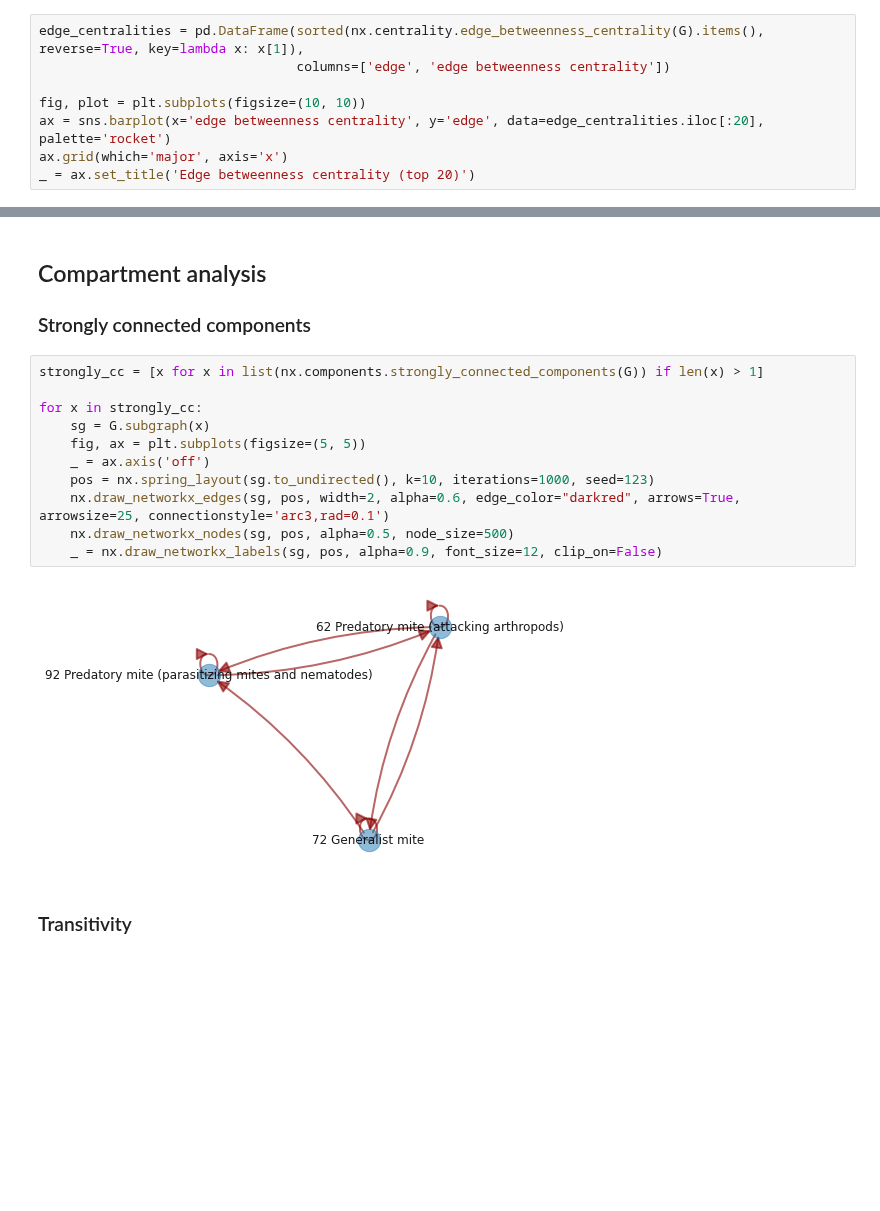
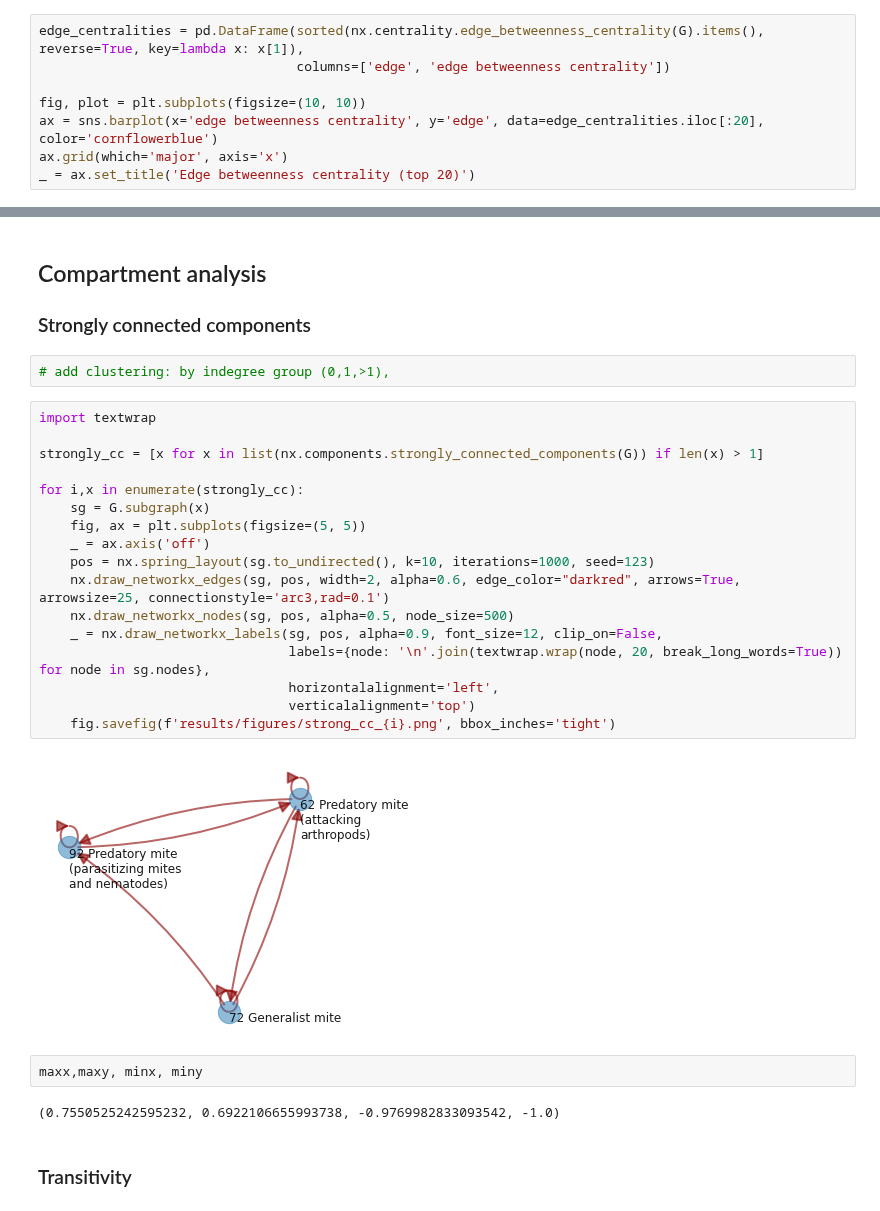
Before and after one commit to MartinMarzi/BEFANA, a Jupyter notebook: 3-network analysis.ipynb, the cells around one changed output, grey strips where cells are left out. Cells and saved outputs as stored; diff of their text form; blank space fills up the shorter version.

```diff
--- a/3-network analysis.ipynb
+++ b/3-network analysis.ipynb
@@ -122,7 +125,7 @@ edge_centralities = pd.DataFrame(sorted(nx.centrality.edge_betweenness_centralit
                                  columns=['edge', 'edge betweenness centrality'])
 
 fig, plot = plt.subplots(figsize=(10, 10))
-ax = sns.barplot(x='edge betweenness centrality', y='edge', data=edge_centralities.iloc[:20], palette='rocket')
+ax = sns.barplot(x='edge betweenness centrality', y='edge', data=edge_centralities.iloc[:20], color='cornflowerblue')
 ax.grid(which='major', axis='x')
 _ = ax.set_title('Edge betweenness centrality (top 20)')
 # %% [output]
@@ -134,19 +142,31 @@ _ = ax.set_title('Edge betweenness centrality (top 20)')
 # %% [markdown]
 ## Compartment analysis
 ### Strongly connected components
+# %%
+# add clustering: by indegree group (0,1,>1),
 # %%
+import textwrap
+
 strongly_cc = [x for x in list(nx.components.strongly_connected_components(G)) if len(x) > 1]
 
-for x in strongly_cc:
+for i,x in enumerate(strongly_cc):
     sg = G.subgraph(x)
     fig, ax = plt.subplots(figsize=(5, 5))
     _ = ax.axis('off')
     pos = nx.spring_layout(sg.to_undirected(), k=10, iterations=1000, seed=123)
     nx.draw_networkx_edges(sg, pos, width=2, alpha=0.6, edge_color="darkred", arrows=True, arrowsize=25, connectionstyle='arc3,rad=0.1')
     nx.draw_networkx_nodes(sg, pos, alpha=0.5, node_size=500)
-    _ = nx.draw_networkx_labels(sg, pos, alpha=0.9, font_size=12, clip_on=False)
+    _ = nx.draw_networkx_labels(sg, pos, alpha=0.9, font_size=12, clip_on=False,
+                                labels={node: '\n'.join(textwrap.wrap(node, 20, break_long_words=True)) for node in sg.nodes},
+                                horizontalalignment='left',
+                                verticalalignment='top')
+    fig.savefig(f'results/figures/strong_cc_{i}.png', bbox_inches='tight')
 # %% [output]
-[figure, old version]
+[figure, new version]
+# %%
+maxx,maxy, minx, miny
+# %% [output]
+(0.7550525242595232, 0.6922106655993738, -0.9769982833093542, -1.0)
 # %% [markdown]
 ### Transitivity
 # %%
```
Also changed, not shown: parts of 7 cells of this notebook.
